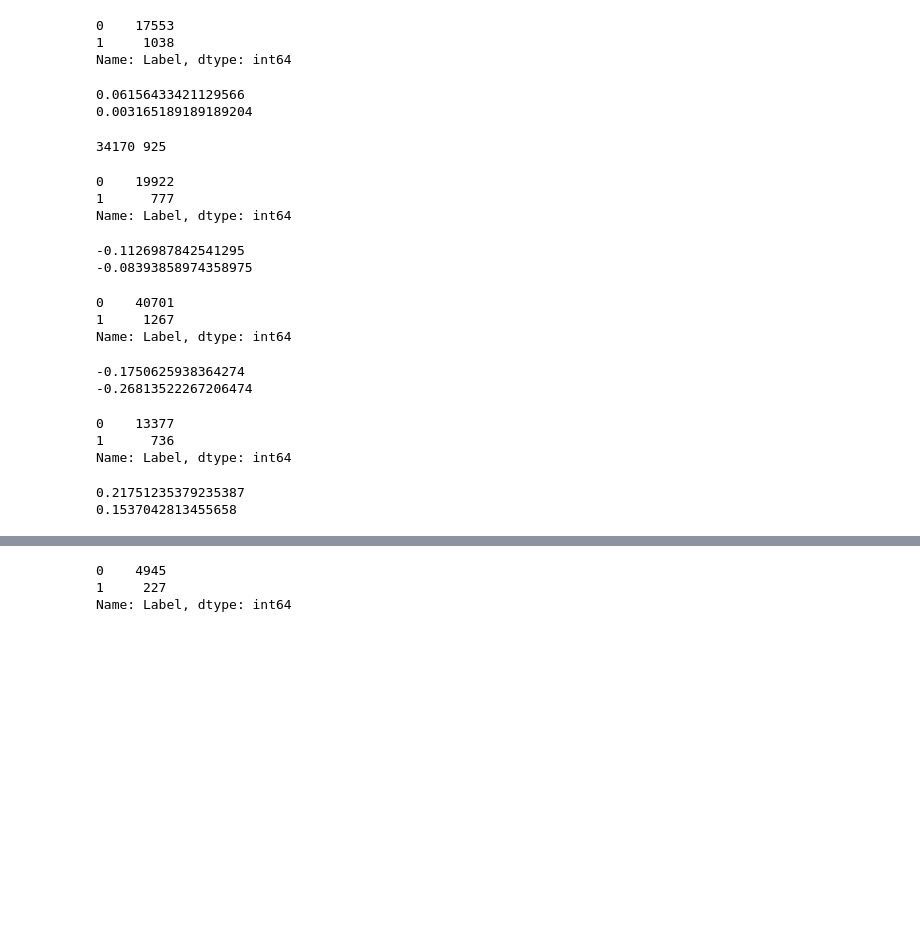
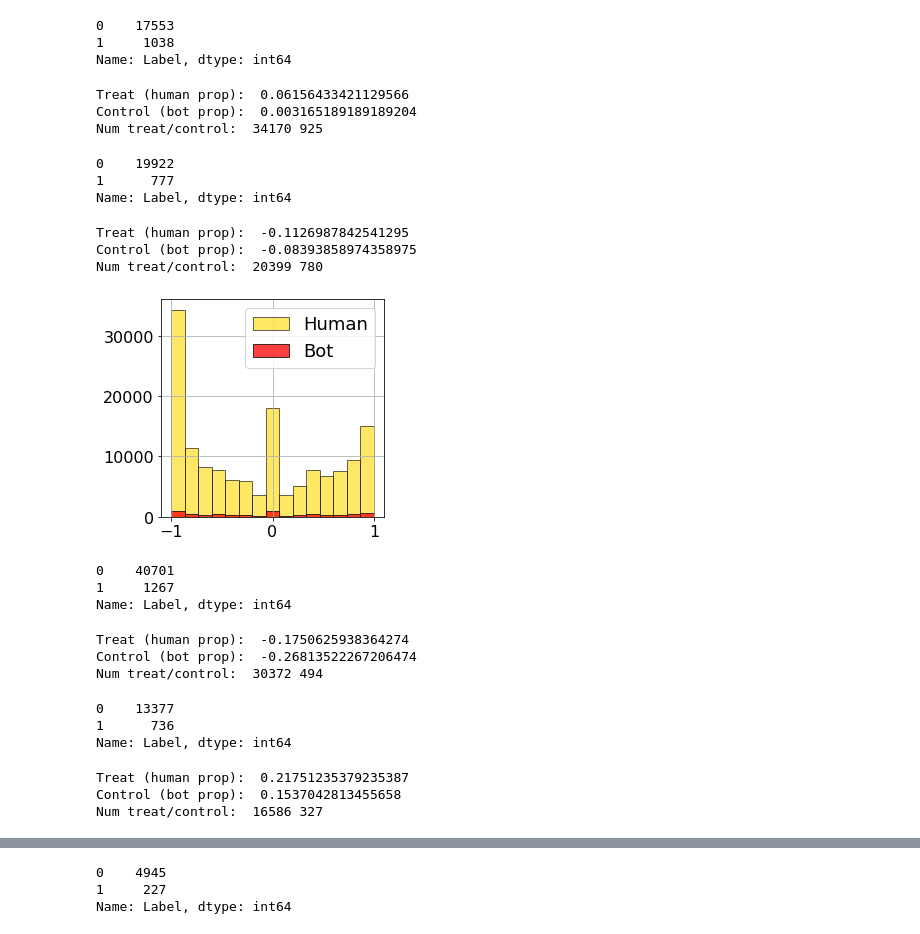
Before and after one commit to ZaccWu/botImpact, a Jupyter notebook: empirical.ipynb, the cells around one changed output, grey strips where cells are left out. Cells and saved outputs as stored; diff of their text form; code cells hidden in the pictures; blank space fills up the shorter version.

```diff
--- a/empirical.ipynb
+++ b/empirical.ipynb
@@ -43,15 +53,13 @@ analysis[analysis['prop']==1]['Label'].value_counts()
 Name: Label, dtype: int64
 # %%
 # average opinion
-print(analysis[analysis['Treat']==-1]['outcome'].mean())
-print(analysis[analysis['Treat']==1]['outcome'].mean())
+print("Treat (human prop): ", analysis[analysis['Treat']==-1]['outcome'].mean())
+print("Control (bot prop): ",analysis[analysis['Treat']==1]['outcome'].mean())
+print("Num treat/control: ", len(analysis[analysis['Treat']==-1]), len(analysis[analysis['Treat']==1]))
 # %% [output]
-0.06156433421129566
-0.003165189189189204
+Treat (human prop):  0.06156433421129566
+Control (bot prop):  0.003165189189189204
+Num treat/control:  34170 925
-# %%
-print(len(analysis[analysis['Treat']==-1]), len(analysis[analysis['Treat']==1]))
-# %% [output]
-34170 925
 # %%
 # topic 2 pos
 bot_label = np.load('Dataset/twi22/t2/t2_pos_bot_label.npy')
@@ -68,11 +76,25 @@ analysis[analysis['prop']==1]['Label'].value_counts()
 Name: Label, dtype: int64
 # %%
 # average opinion
-print(analysis[analysis['Treat']==-1]['outcome'].mean())
-print(analysis[analysis['Treat']==1]['outcome'].mean())
+print("Treat (human prop): ", analysis[analysis['Treat']==-1]['outcome'].mean())
+print("Control (bot prop): ",analysis[analysis['Treat']==1]['outcome'].mean())
+print("Num treat/control: ", len(analysis[analysis['Treat']==-1]), len(analysis[analysis['Treat']==1]))
 # %% [output]
--0.1126987842541295
--0.08393858974358975
+Treat (human prop):  -0.1126987842541295
+Control (bot prop):  -0.08393858974358975
+Num treat/control:  20399 780
+# %%
+import matplotlib.pyplot as plt
+plt.figure(figsize=(4,4))
+plt.grid()
+plt.hist(analysis[analysis['Label']==0]['outcome'], bins=15, label='Human', alpha=0.6, color='gold', edgecolor='black')
+plt.hist(analysis[analysis['Label']==1]['outcome'], bins=15, label='Bot', alpha=0.75, color='red', edgecolor='black')
+plt.tick_params(labelsize=16)
+plt.legend(fontsize=18)
+plt.savefig('opinion_dist_t2.jpg', dpi=500)
+plt.show()
+# %% [output]
+[figure, added]
 # %%
 # topic 2 neg
 bot_label = np.load('Dataset/twi22/t2/t2_neg_bot_label.npy')
@@ -89,11 +111,13 @@ analysis[analysis['prop']==1]['Label'].value_counts()
 Name: Label, dtype: int64
 # %%
 # average opinion
-print(analysis[analysis['Treat']==-1]['outcome'].mean())
-print(analysis[analysis['Treat']==1]['outcome'].mean())
+print("Treat (human prop): ", analysis[analysis['Treat']==-1]['outcome'].mean())
+print("Control (bot prop): ",analysis[analysis['Treat']==1]['outcome'].mean())
+print("Num treat/control: ", len(analysis[analysis['Treat']==-1]), len(analysis[analysis['Treat']==1]))
 # %% [output]
--0.1750625938364274
--0.26813522267206474
+Treat (human prop):  -0.1750625938364274
+Control (bot prop):  -0.26813522267206474
+Num treat/control:  30372 494
 # %%
 # topic 3 pos
 bot_label = np.load('Dataset/twi22/t3/t3_pos_bot_label.npy')
@@ -110,8 +134,10 @@ analysis[analysis['prop']==1]['Label'].value_counts()
 Name: Label, dtype: int64
 # %%
 # average opinion
-print(analysis[analysis['Treat']==-1]['outcome'].mean())
-print(analysis[analysis['Treat']==1]['outcome'].mean())
+print("Treat (human prop): ", analysis[analysis['Treat']==-1]['outcome'].mean())
+print("Control (bot prop): ",analysis[analysis['Treat']==1]['outcome'].mean())
+print("Num treat/control: ", len(analysis[analysis['Treat']==-1]), len(analysis[analysis['Treat']==1]))
 # %% [output]
-0.21751235379235387
-0.1537042813455658
+Treat (human prop):  0.21751235379235387
+Control (bot prop):  0.1537042813455658
+Num treat/control:  16586 327
```
Also changed, not shown: parts of 5 cells of this notebook, 30 other files.
